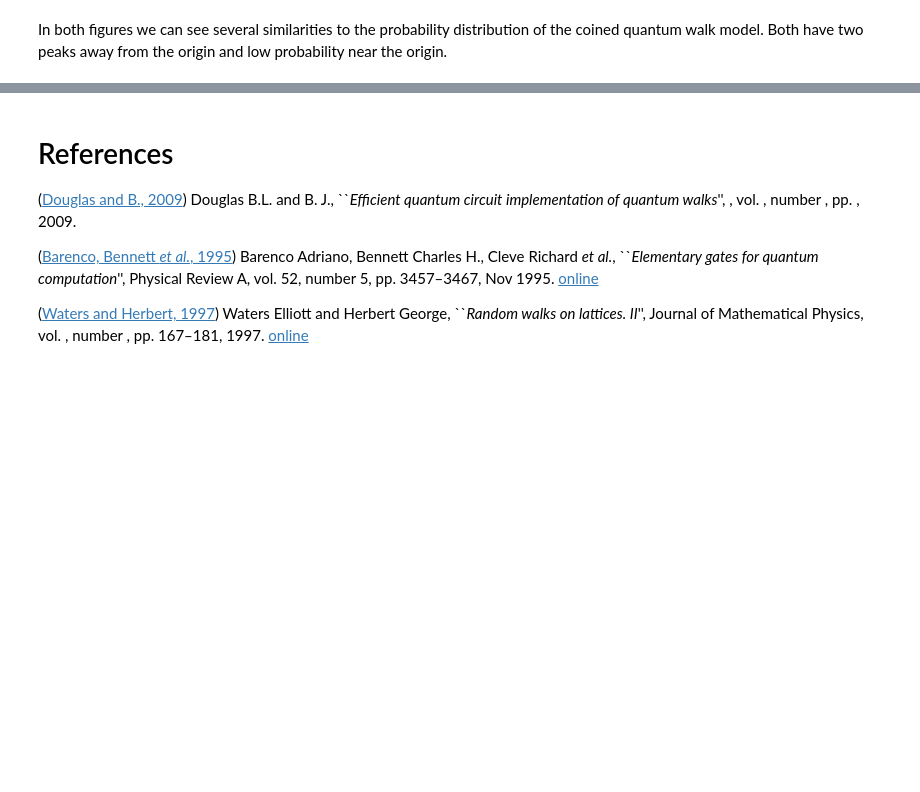
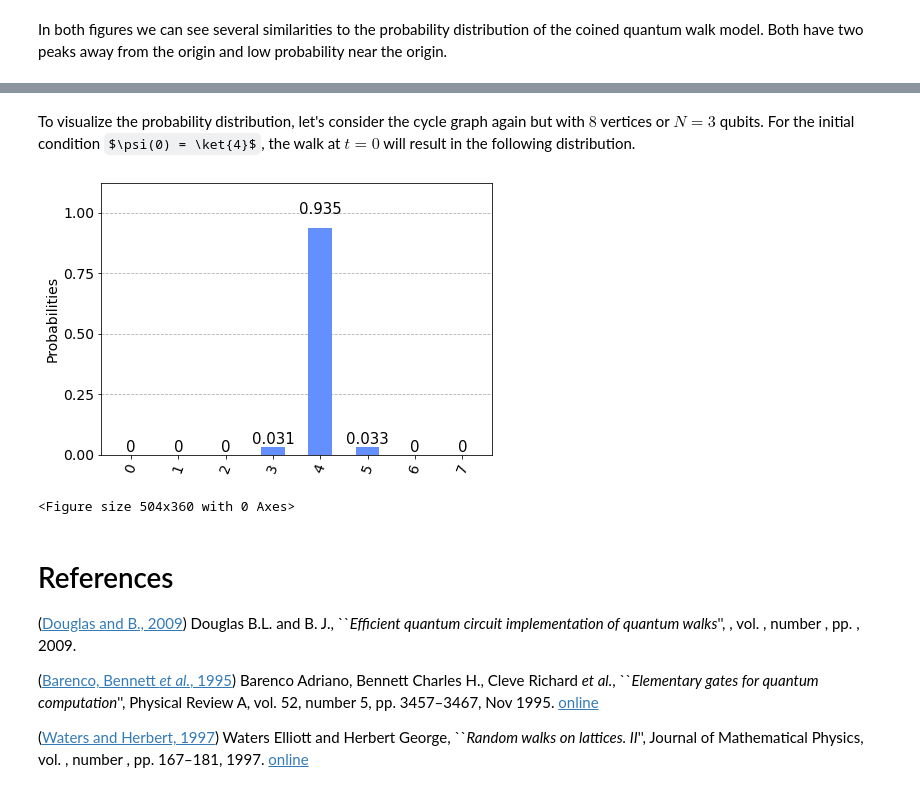
Before and after one commit to JaimePSantos/Dissertation-Tex-Code, a Jupyter notebook: Presentation/pres.ipynb, the cells around one changed output, grey strips where cells are left out. Drawn from its saved outputs; the diff is of its cells as text; code cells hidden in the pictures; some formulas as TeX source; blank space fills up the shorter version.

```diff
--- a/Presentation/pres.ipynb
+++ b/Presentation/pres.ipynb
@@ -968,3 +1271,20 @@ In the discrete-time model changing the coin or initial condition would impact b
+# %% [markdown]
+To visualize the probability distribution, let's consider the cycle graph again but with $8$ vertices or $N=3$ qubits. For the initial condition $\psi(0) = \ket{4}$, the walk at $t=0$ will result in the following distribution.
+# %%
+N = 8
+NCirc = 3
+gamma =  1/(2*np.sqrt(2))
+t = 0.5
+cCycle = [0,1] + [0 for x in range(N-3)] + [1]
+shots = 5000
+
+contCirc1 = runContWalk(N,NCirc,t,gamma,cCycle)
+result2 = resultsSimCont(NCirc,contCirc1,shots,True)
+display(plot_histogram(result2))
+plt.clf()
+# %% [output]
+[figure, added]
+<Figure size 504x360 with 0 Axes>
 # %% [markdown]
 # References
 
```
Also changed, not shown: parts of 35 cells of this notebook, 3 other files.
